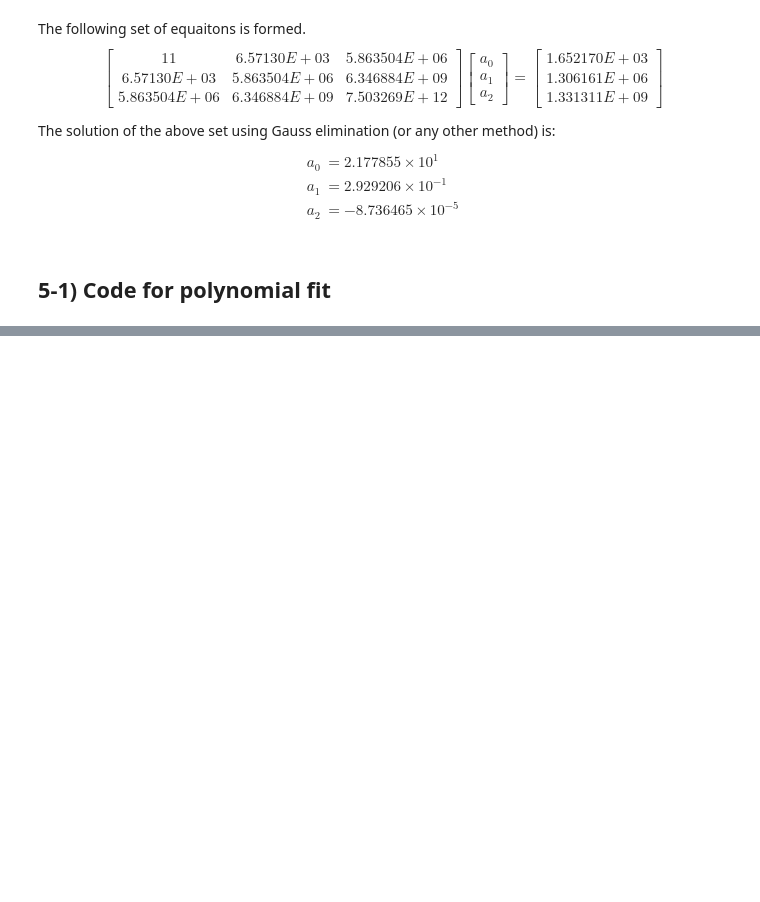
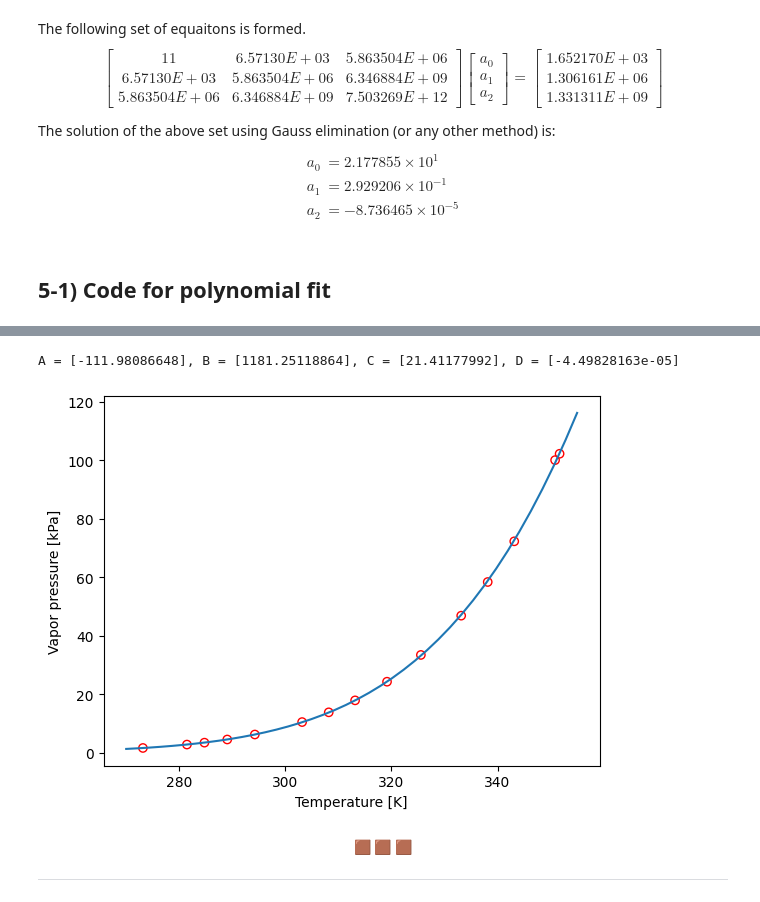
Before and after one commit to hamidrezanorouzi/numericalMethods, a Jupyter notebook: Lectures/curveFitting.ipynb, the cells around one changed output, grey strips where cells are left out. Drawn from its saved outputs; the diff is of its cells as text; code cells hidden in the pictures; blank space fills up the shorter version.

```diff
--- a/Lectures/curveFitting.ipynb
+++ b/Lectures/curveFitting.ipynb
@@ -453,0 +539,53 @@ Average absolute relative error = 0.00188
+# %%
+import numpy as np
+import matplotlib.pyplot as plt
+
+## Data
+T = np.array(
+    [273.15, 281.45, 284.75, 289.05,
+     294.25, 303.16, 308.18, 313.15,
+     319.17, 325.55, 333.15, 338.15,
+     343.15, 350.85, 351.7])
+Ps = np.array(
+    [1.5932, 2.76, 3.413, 4.493,
+     6.199, 10.454, 13.785, 17.877,
+     24.257, 33.411, 46.839, 58.358,
+     72.273, 100.045, 102.22])
+m = 4
+n = len(T)
+
+# General least squares
+Z = np.zeros((n,m))
+Y = np.zeros((n,1))
+
+for i in range(n):
+  Z[i,:] = [1, -1.0/T[i], np.log(T[i]), pow(T[i],2)]
+  Y[i] = np.log(Ps[i])
+
+A_coeff = np.dot(Z.T,Z)
+B_coeff = np.dot(Z.T,Y)
+A, B, C, D = np.linalg.solve(A_coeff, B_coeff)
+
+print(f"A = {A}, B = {B}, C = {C}, D = {D}")
+
+# Ploting the results
+PsFunction = lambda T: np.exp( A - B/T + C*np.log(T) + D*pow(T,2) )
+
+TT = np.linspace(270.0,355.0,40)
+Ps_pred = [PsFunction(Ti) for Ti in TT]
+
+plt.scatter(T,Ps, edgecolors='r', facecolors='none')
+plt.plot(TT,Ps_pred)
+plt.xlabel("Temperature [K]")
+plt.ylabel("Vapor pressure [kPa]")
+plt.show()
+# %% [output]
+A = [-111.98086648], B = [1181.25118864], C = [21.41177992], D = [-4.49828163e-05]
+[figure, added]
+# %% [markdown]
+<div align="center">
+🟫 🟫 🟫
+</div>
+
+
+---
```
Also changed, not shown: parts of 9 cells of this notebook.
